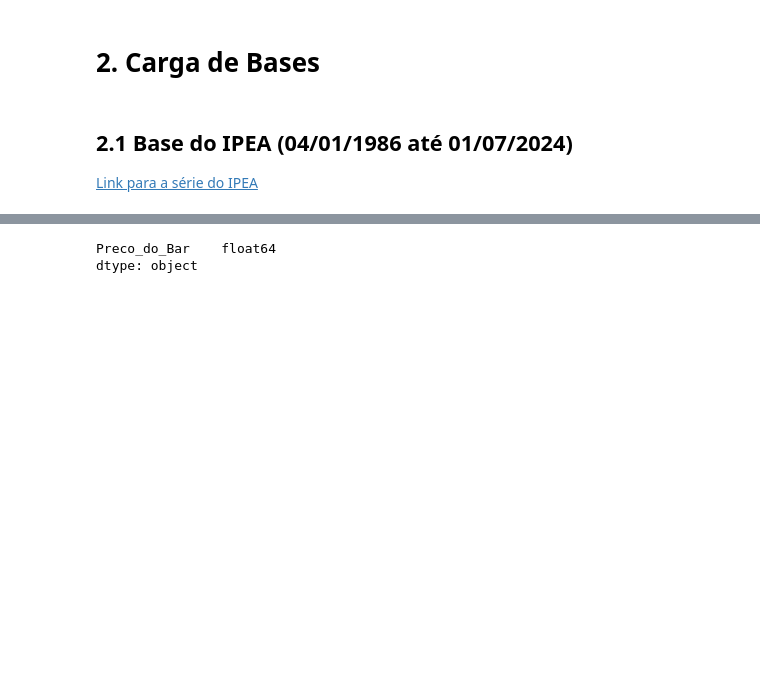
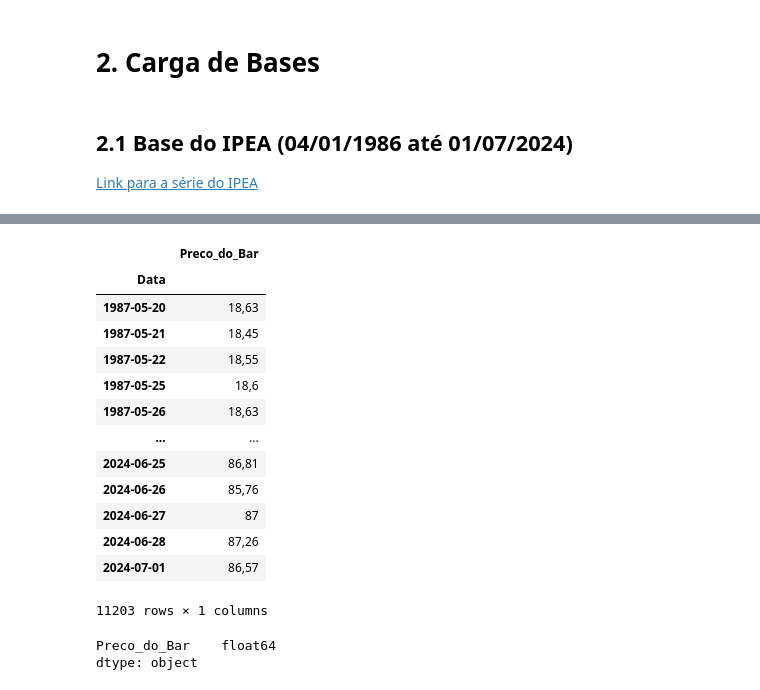
Before and after one commit to leandric/TECH_CHALLENGE_FASE_4, a Jupyter notebook: TECH_CHALLANGE.ipynb, the cells around one changed output, grey strips where cells are left out. Saved outputs shown, nothing was run; the diff lists cells and outputs as text; code cells hidden in the pictures; blank space fills up the shorter version.

```diff
--- a/TECH_CHALLANGE.ipynb
+++ b/TECH_CHALLANGE.ipynb
@@ -40,3 +38,20 @@ df.set_index('Data', inplace=True)
+# %%
+df
+# %% [output]
+|  | Preco_do_Bar |
+| Data |  |
+| 1987-05-20 | 18,63 |
+| 1987-05-21 | 18,45 |
+| 1987-05-22 | 18,55 |
+| 1987-05-25 | 18,6 |
+| 1987-05-26 | 18,63 |
+| ... | ... |
+| 2024-06-25 | 86,81 |
+| 2024-06-26 | 85,76 |
+| 2024-06-27 | 87 |
+| 2024-06-28 | 87,26 |
+| 2024-07-01 | 86,57 |
+11203 rows × 1 columns
 # %%
 df['Preco_do_Bar'] = df['Preco_do_Bar'].str.replace(',','.').astype(float)
 df.dtypes
```
Also changed, not shown: parts of 21 cells of this notebook, 1 other file.
